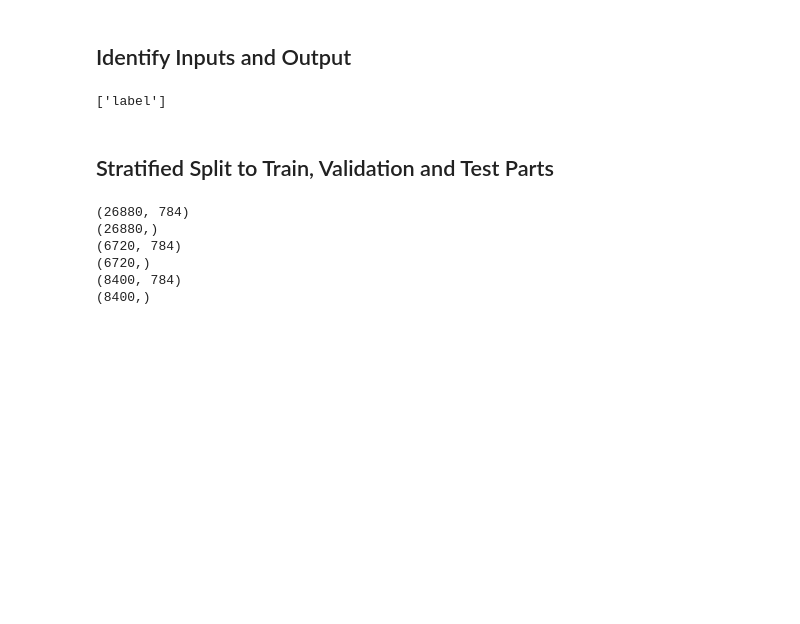
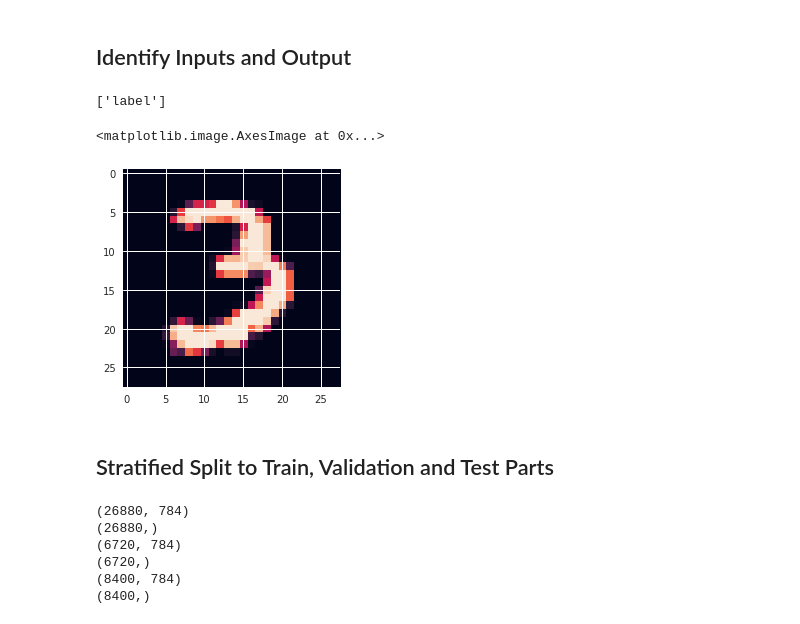
Before and after one commit to GalaxyDream/ML_Bian_Summer, a Jupyter notebook: digit_recognizer/nbs/ML_Practice.ipynb, the cells around one changed output. Drawn from its saved outputs; the diff is of its cells as text; code cells hidden in the pictures; blank space fills up the shorter version.

```diff
--- a/digit_recognizer/nbs/ML_Practice.ipynb
+++ b/digit_recognizer/nbs/ML_Practice.ipynb
@@ -54,6 +54,11 @@ input_vars = list(data.columns[1:])
 # %%
 data_X = data[input_vars]
 data_y = data[output_var]
+# %%
+plt.imshow(np.array(data_X.iloc[9]).reshape(28,-1))
+# %% [output]
+<matplotlib.image.AxesImage at 0x...>
+[figure, added]
 # %% [markdown]
 ## Stratified Split to Train, Validation and Test Parts
 # %%
```
